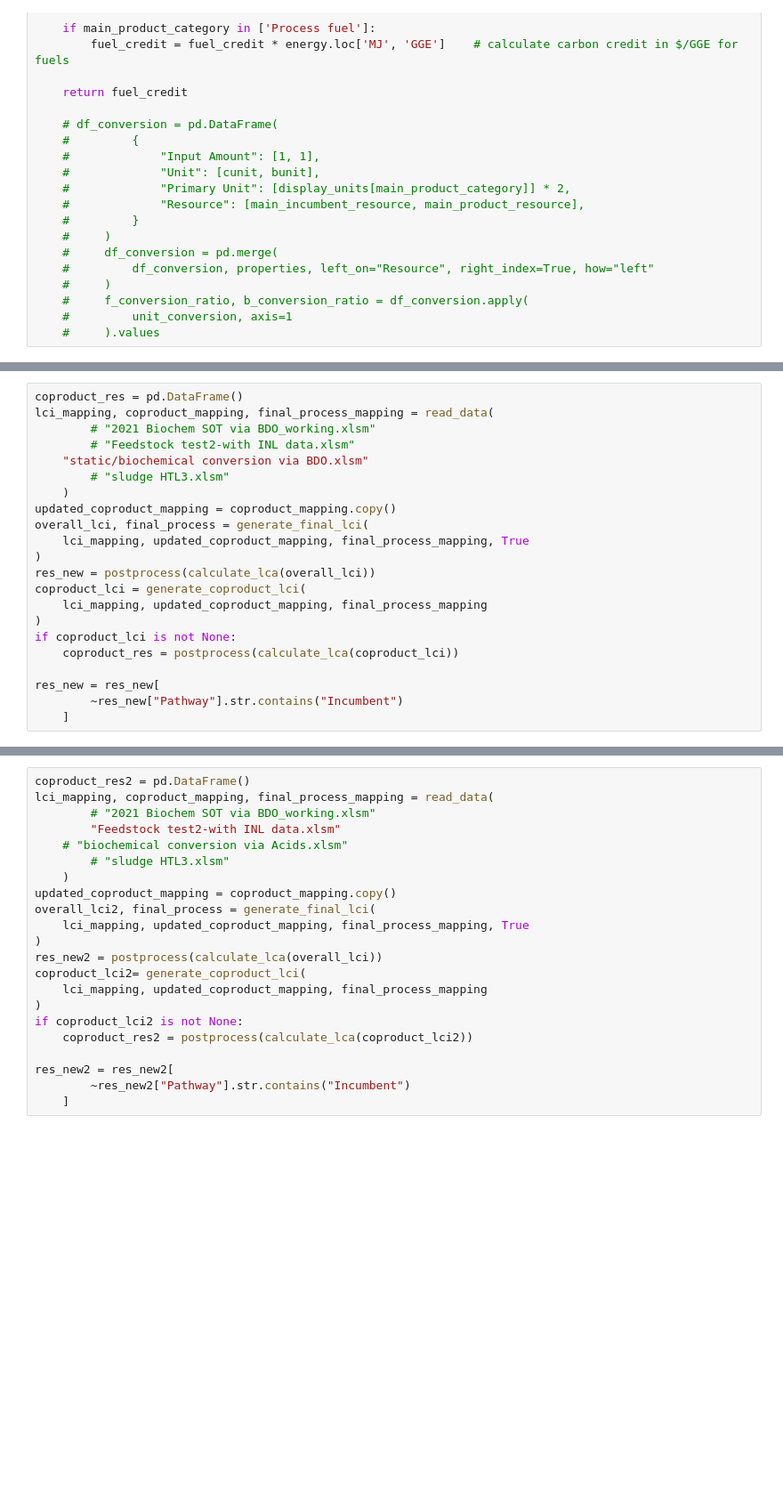
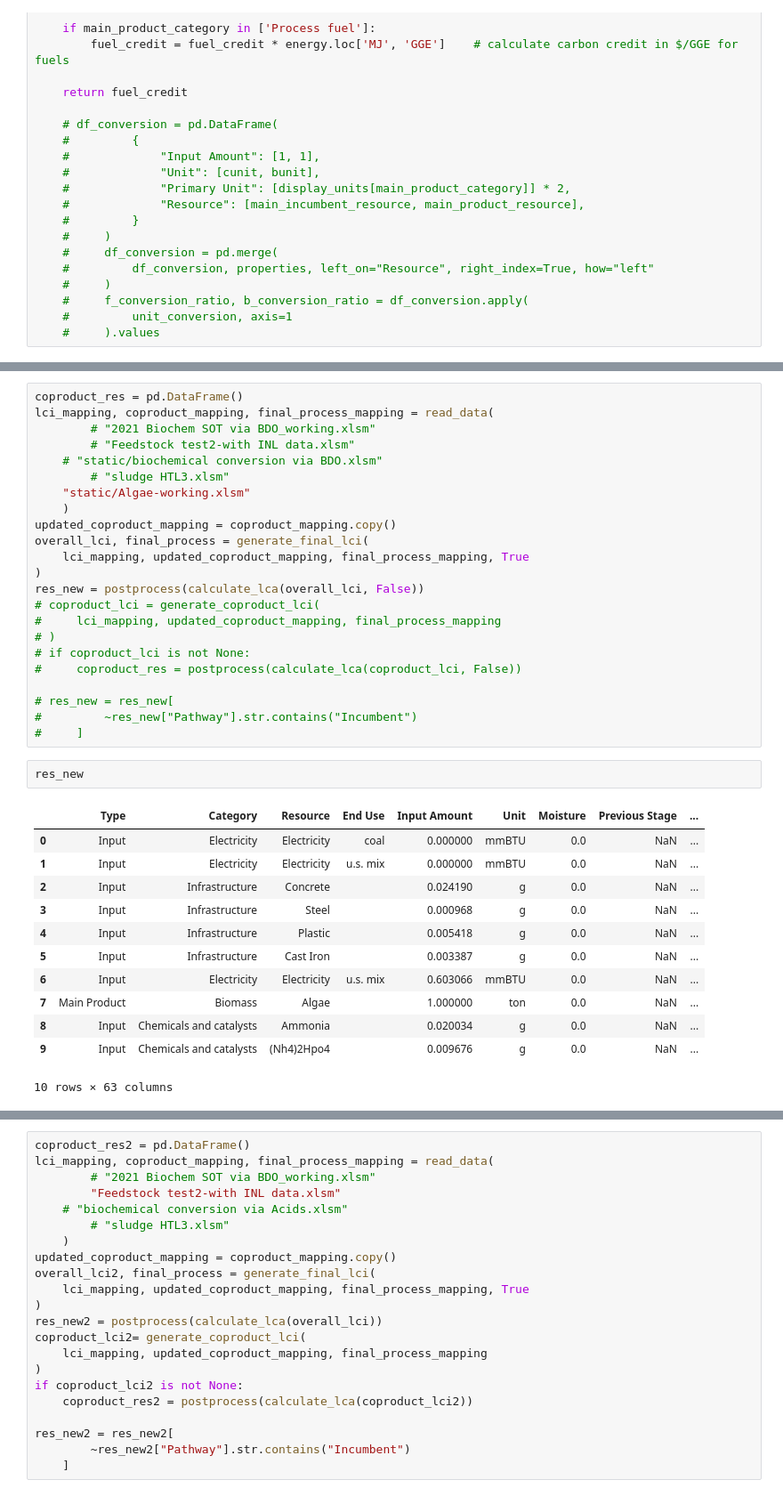
Before and after one commit to olw0905/Interactive-SCSA_Dash, a Jupyter notebook: Untitled.ipynb, the cells around one changed output, grey strips where cells are left out. Shown at 89% size. Cells and saved outputs as stored; diff of their text form; blank space fills up the shorter version.

Commit message:
Adding the CAP pathway

```diff
--- a/Untitled.ipynb
+++ b/Untitled.ipynb
@@ -70,20 +70,36 @@ coproduct_res = pd.DataFrame()
 lci_mapping, coproduct_mapping, final_process_mapping = read_data(
         # "2021 Biochem SOT via BDO_working.xlsm"
         # "Feedstock test2-with INL data.xlsm"
-    "static/biochemical conversion via BDO.xlsm"
+    # "static/biochemical conversion via BDO.xlsm"
         # "sludge HTL3.xlsm"
+    "static/Algae-working.xlsm"
     )
 updated_coproduct_mapping = coproduct_mapping.copy()
 overall_lci, final_process = generate_final_lci(
     lci_mapping, updated_coproduct_mapping, final_process_mapping, True
 )
-res_new = postprocess(calculate_lca(overall_lci))
-coproduct_lci = generate_coproduct_lci(
-    lci_mapping, updated_coproduct_mapping, final_process_mapping
-)
-if coproduct_lci is not None:
-    coproduct_res = postprocess(calculate_lca(coproduct_lci))
+res_new = postprocess(calculate_lca(overall_lci, False))
+# coproduct_lci = generate_coproduct_lci(
+#     lci_mapping, updated_coproduct_mapping, final_process_mapping
+# )
+# if coproduct_lci is not None:
+#     coproduct_res = postprocess(calculate_lca(coproduct_lci, False))
 
-res_new = res_new[
-        ~res_new["Pathway"].str.contains("Incumbent")
-    ]
+# res_new = res_new[
+#         ~res_new["Pathway"].str.contains("Incumbent")
+#     ]
+# %%
+res_new
+# %% [output]
+|  | Type | Category | Resource | End Use | Input Amount | Unit | Moisture | Previous Stage | ... |
+| 0 | Input | Electricity | Electricity | coal | 0.000000 | mmBTU | 0.0 | NaN | ... |
+| 1 | Input | Electricity | Electricity | u.s. mix | 0.000000 | mmBTU | 0.0 | NaN | ... |
+| 2 | Input | Infrastructure | Concrete |  | 0.024190 | g | 0.0 | NaN | ... |
+| 3 | Input | Infrastructure | Steel |  | 0.000968 | g | 0.0 | NaN | ... |
+| 4 | Input | Infrastructure | Plastic |  | 0.005418 | g | 0.0 | NaN | ... |
+| 5 | Input | Infrastructure | Cast Iron |  | 0.003387 | g | 0.0 | NaN | ... |
+| 6 | Input | Electricity | Electricity | u.s. mix | 0.603066 | mmBTU | 0.0 | NaN | ... |
+| 7 | Main Product | Biomass | Algae |  | 1.000000 | ton | 0.0 | NaN | ... |
+| 8 | Input | Chemicals and catalysts | Ammonia |  | 0.020034 | g | 0.0 | NaN | ... |
+| 9 | Input | Chemicals and catalysts | (Nh4)2Hpo4 |  | 0.009676 | g | 0.0 | NaN | ... |
+10 rows × 63 columns
```
Also changed, not shown: parts of 9 cells of this notebook, 4 other files.
